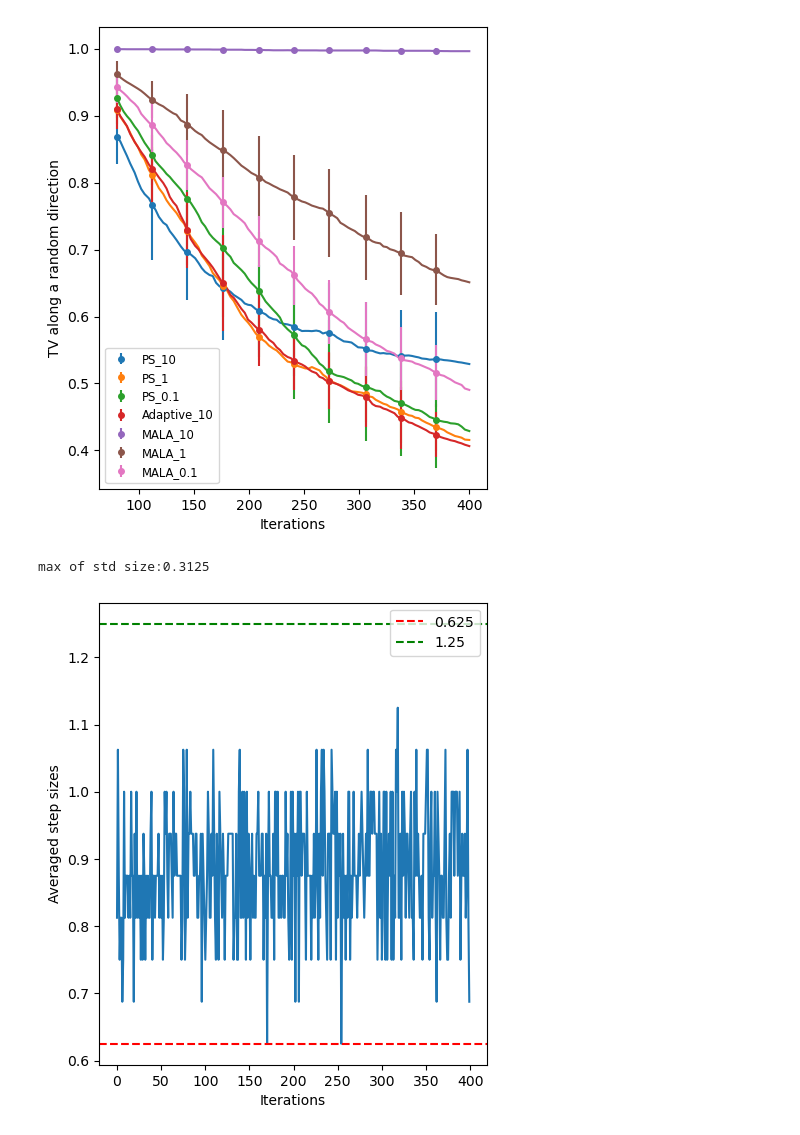
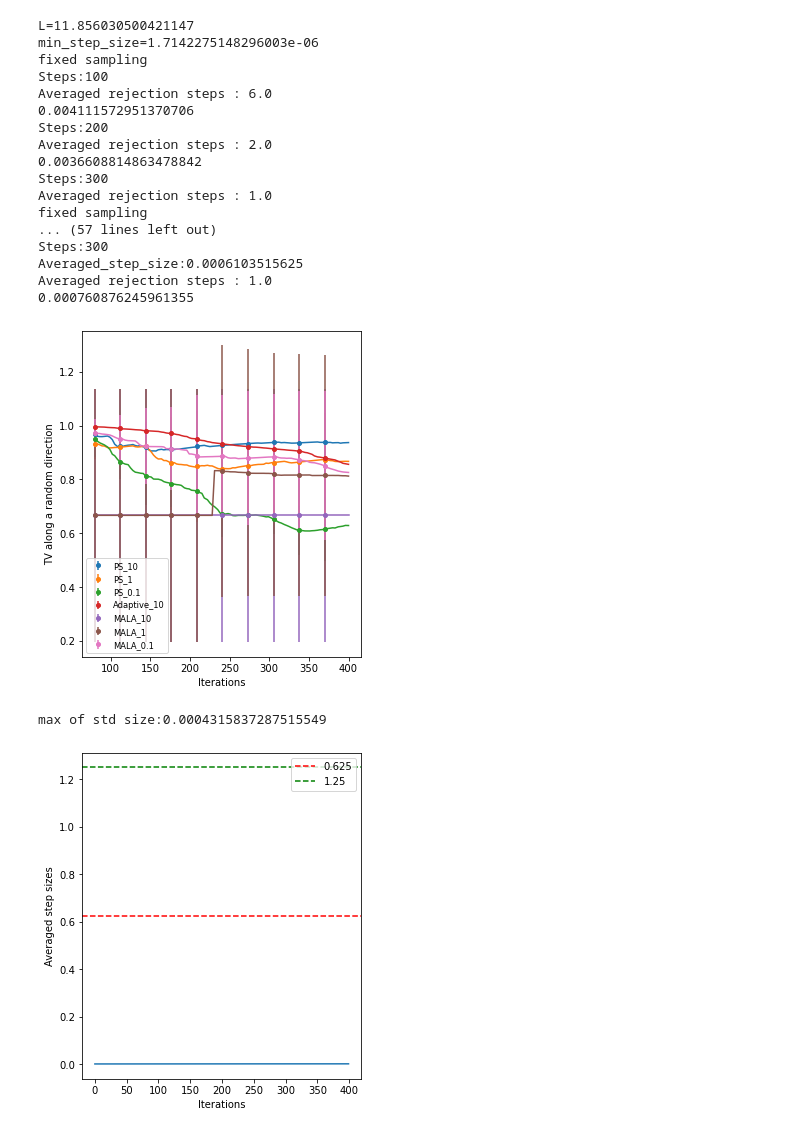
Before and after one commit to BoYuanVisionary/AdaptiveSampling, a Jupyter notebook: fixed_compare/run.ipynb, the cells around one changed output. Cells and saved outputs as stored; diff of their text form; code cells hidden in the pictures.

```diff
--- a/fixed_compare/run.ipynb
+++ b/fixed_compare/run.ipynb
@@ -31,19 +31,19 @@ def generate_samples(step_size, x_y, f):
     return samples[0,:],ite
 
 # Define a function that estimates the local step size
-def estimate_step_size(step_size, tolerance, y, f):
+def estimate_step_size(step_size, tolerance, y, f, size = 100):
     dimension = f.dimension
     # Compute the desired subexponential parameter
     x_y = f.solve1(y, step_size)
     testFunction = lambda C : np.mean(np.exp(np.abs(Y)**(2/(1+f.alpha))/C))-2
     while True:
         # Generate random samples from a Gaussian distribution: \exp^{-(x-x_y)^2/(2\step_size)}
-        samples = np.random.multivariate_normal(mean = x_y, cov = step_size * np.identity(dimension), size = 200)
-        Y = np.zeros(100)
-        for i in range(100):
+        samples = np.random.multivariate_normal(mean = x_y, cov = step_size * np.identity(dimension), size = size*2)
+        Y = np.zeros(size)
+        for i in range(size):
             gradient = f.firstOrder(x_y)
             a = f.zeroOrder(samples[i])-np.dot(gradient,samples[i])
-            b = f.zeroOrder(samples[i+100])-np.dot(gradient,samples[i+100])
+            b = f.zeroOrder(samples[i+size])-np.dot(gradient,samples[i+size])
             Y[i] = b-a
         # Estimate the subexponential parameter of Y: find the smallest C>0 such that E[\exp^{\abs(Y)/C}] \leq 2 by binary search for smooth potentials
         # Initialize the interval
@@ -56,14 +56,14 @@ def estimate_step_size(step_size, tolerance, y, f):
         mid = (left+right)/2
         # Initialize the value of the function
         f_mid = testFunction(mid)
-        while abs(f_mid) > 1e-2:
+        while abs(f_mid) > 1e-1:
             if f_mid > 0:
                 left = mid
             else:
                 right = mid
             mid = (left+right)/2
             f_mid =  testFunction(mid)
-        if mid < 1 / ( np.log(6/tolerance) / np.log(2)  * 0.05) :
+        if mid < 1 / ( np.log(6/tolerance) / np.log(2)  * 0.1) :
             break
         else:
             step_size = step_size / 2
@@ -84,7 +84,7 @@ def proximal_sampler(initial_step_size, num_samples, num_iter, f, fixed):
     for j in range(num_samples):
         Ysamples[j,:] = np.random.multivariate_normal(mean =  np.zeros(dimension), cov = np.identity(dimension), size = 1)
         if fixed == False:
-            step_size, x_y = estimate_step_size(initial_step_size, 1e-2, Ysamples[j,:], f)
+            step_size, x_y = estimate_step_size(initial_step_size, 1e-2, Ysamples[j,:], f, size = 100)
             step_sizes[j,0] = step_size
 
     if fixed == True:
@@ -109,7 +109,8 @@ def proximal_sampler(initial_step_size, num_samples, num_iter, f, fixed):
             for j in range(num_samples):
                 # if i < 100 or (i >= 100 and np.random.uniform(0,1) < 0.001):
                 if True:
-                    step_size, x_y = estimate_step_size(2*step_sizes[j,i-1], 1e-2, Ysamples[j,:], f)
+                    dynamic_size = 100 if i < 5 else 10
+                    step_size, x_y = estimate_step_size(2*step_sizes[j,i-1], 1e-2, Ysamples[j,:], f, size = dynamic_size)
                 else:
                     x_y = f.solve1(Ysamples[j,:], step_sizes[j,i-1])
                     step_size = step_sizes[j,i-1]
@@ -131,9 +132,10 @@ def proximal_sampler(initial_step_size, num_samples, num_iter, f, fixed):
 def MALA(Target, eta, num_iter, numSamplers):
     Xsamples = np.zeros([numSamplers, num_iter,Target.dimension])
     Xsamples[:, 0,:] = np.random.multivariate_normal(mean = np.zeros(Target.dimension), cov = np.identity(Target.dimension), size = numSamplers)
+    standard_Gaussians = np.random.multivariate_normal(mean = np.zeros(Target.dimension), cov = np.identity(Target.dimension), size = num_iter)
     for j in range(numSamplers):
         for i in range(num_iter-1):
-            standard_Gaussian = np.random.multivariate_normal(mean = np.zeros(Target.dimension), cov = np.identity(Target.dimension), size = 1)
+            standard_Gaussian = standard_Gaussians[i,:]
             x = Xsamples[j,i,:]
             y = x - eta*Target.firstOrder(x) + np.sqrt(2*eta)*standard_Gaussian
             y = y.ravel()
@@ -463,10 +455,9 @@ max of std size:0.3125
 # %%
-
-def Mixture_Gaussian_sampler(seed, dimension, numIter, numSamples, initialStep):
+def funnel_sampler(seed, dimension, numIter, numSamples, initialStep):
     random.seed(seed)
     np.random.seed(seed)
 
-    Target = target_func(dimension, if_simple=False)
+    Target = target_funnel(dimension)
 
     # To Do: double check this formula
     hatC = (1 + Target.alpha) * (1 / Target.alpha)**(Target.alpha / (1 + Target.alpha)) * (1 / np.pi)**(2 / (1 + Target.alpha)) * 2**((-1 - 2 * Target.alpha) / (1 + Target.alpha))
@@ -531,7 +522,7 @@ def run_experiments(seeds, dimension, numIter, numSamples, initialStep):
     all_step_sizes = []
 
     for seed in seeds:
-        results, step_sizes, index_hist = Mixture_Gaussian_sampler(seed, dimension, numIter, numSamples, initialStep)
+        results, step_sizes, index_hist = funnel_sampler(seed, dimension, numIter, numSamples, initialStep)
         for key in results:
             all_results[key].append(results[key])
         all_step_sizes.append(step_sizes)
@@ -545,14 +536,14 @@ def run_experiments(seeds, dimension, numIter, numSamples, initialStep):
     mean_step_sizes = np.mean(all_step_sizes, axis=0)
     std_step_sizes = np.std(all_step_sizes, axis=0)
 
-    np.save('Mixture_Gaussian_TV.npy', all_results)
-    np.save('Mixture_Gaussian_size.npy', all_step_sizes)
+    np.save('funnel_TV.npy', all_results)
+    np.save('funnel_size.npy', all_step_sizes)
 
     return mean_results, std_results, index_hist, mean_step_sizes, std_step_sizes
 
-seeds = [i for i in range(10)]
-dimension = 2
-numIter = 400
+seeds = [i for i in range(3)]
+dimension = 128
+numIter = 1500
 numSamples = 1
 initialStep = 10
 
@@ -562,6 +553,7 @@ plt.figure(figsize=(5, 6))
 for key in mean_results:
     line, = plt.plot(index_hist, mean_results[key])
     temp_mean = mean_results[key]
+    temp_mean *= 2 if np.all(temp_mean == 0.5) else True
     temp_std = std_results[key]
     plt.errorbar(index_hist[np.arange(0, len(index_hist), 10)], temp_mean[np.arange(0, len(index_hist), 10)],
                  yerr=2*temp_std[np.arange(0, len(index_hist), 10)], label=key, fmt='o', color = line.get_color(),markersize=4)
@@ -570,7 +562,7 @@ for key in mean_results:
 plt.xlabel('Iterations')
 plt.ylabel('TV along a random direction')
 plt.legend(fontsize='small', loc='lower left')
-plt.savefig('Mixture_Gaussian_TV.pdf')
+plt.savefig('funnel_TV.pdf')
 plt.show()
 plt.close()
 
@@ -583,7 +575,7 @@ plt.ylabel('Averaged step sizes')
 plt.axhline(y=0.625, linestyle='--', label='0.625', color='r')
 plt.axhline(y=1.25, linestyle='--', label='1.25', color='g')
 plt.legend()
-plt.savefig('Mixture_Gaussian_size.pdf')
+plt.savefig('funnel_size.pdf')
 plt.show()
 plt.close()
 # %% [output]
@@ -607,3 +617,20 @@ Averaged rejection steps : 2.0
+L=11.856030500421147
+min_step_size=1.7142275148296003e-06
+fixed sampling
+Steps:100
+Averaged rejection steps : 6.0
+0.004111572951370706
+Steps:200
+Averaged rejection steps : 2.0
+0.0036608814863478842
+Steps:300
+Averaged rejection steps : 1.0
+fixed sampling
+... (57 lines left out)
+Steps:300
+Averaged_step_size:0.0006103515625
+Averaged rejection steps : 1.0
+0.000760876245961355
-[figure, old version]
+[figure, new version]
-max of std size:0.3125
+max of std size:0.0004315837287515549
-[figure, old version]
+[figure, new version]
```
Also changed, not shown: parts of 7 cells of this notebook, 25 other files.
